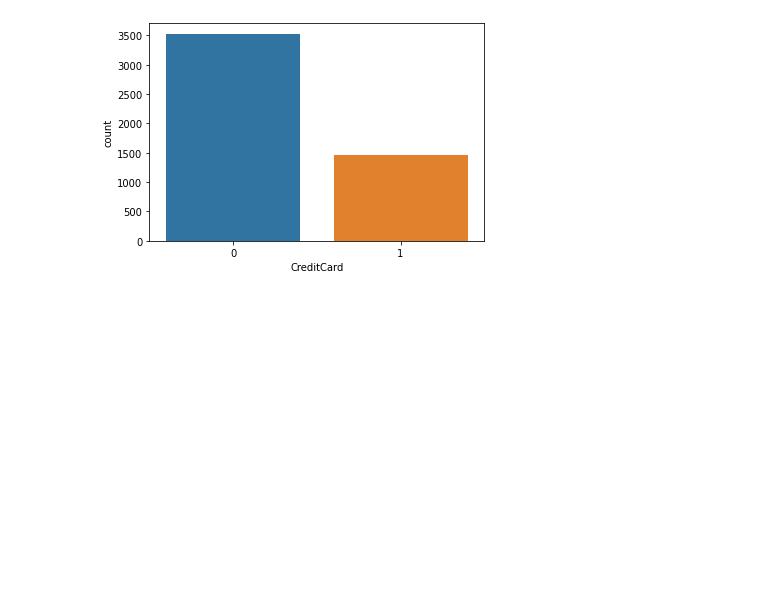
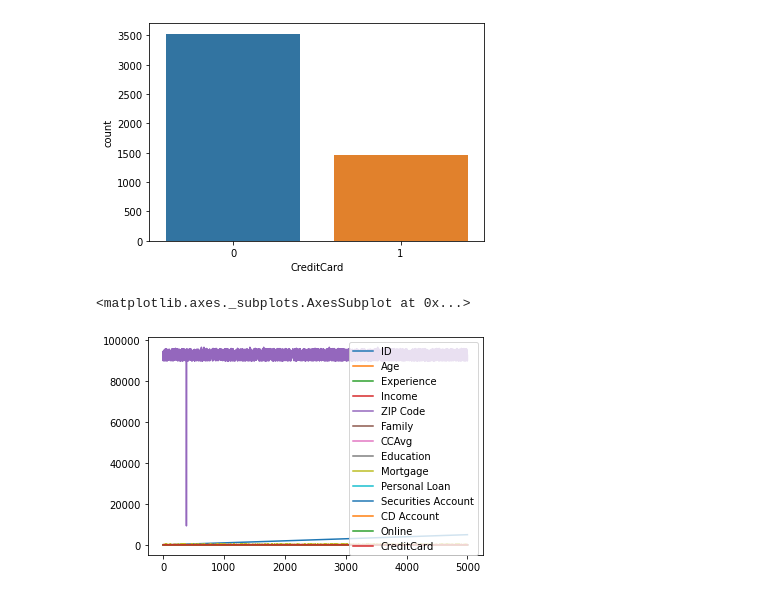
Before and after one commit to GreatLearningAIML1/gl-pgp-aiml-uta-intl-mar20-veenaneshwari, a Jupyter notebook: May8/PersonalLoanCampaignVeenaGhorakavi.ipynb, the cells around one changed output. Saved outputs shown, nothing was run; the diff lists cells and outputs as text; code cells hidden in the pictures; blank space fills up the shorter version.

```diff
--- a/May8/PersonalLoanCampaignVeenaGhorakavi.ipynb
+++ b/May8/PersonalLoanCampaignVeenaGhorakavi.ipynb
@@ -281,3 +284,8 @@ sns.countplot(Data.CreditCard)
 # %% [output]
 <matplotlib.axes._subplots.AxesSubplot at 0x...>
 [figure]
+# %%
+Data.plot.line()
+# %% [output]
+<matplotlib.axes._subplots.AxesSubplot at 0x...>
+[figure, added]
```
Also changed, not shown: parts of 8 cells of this notebook.
